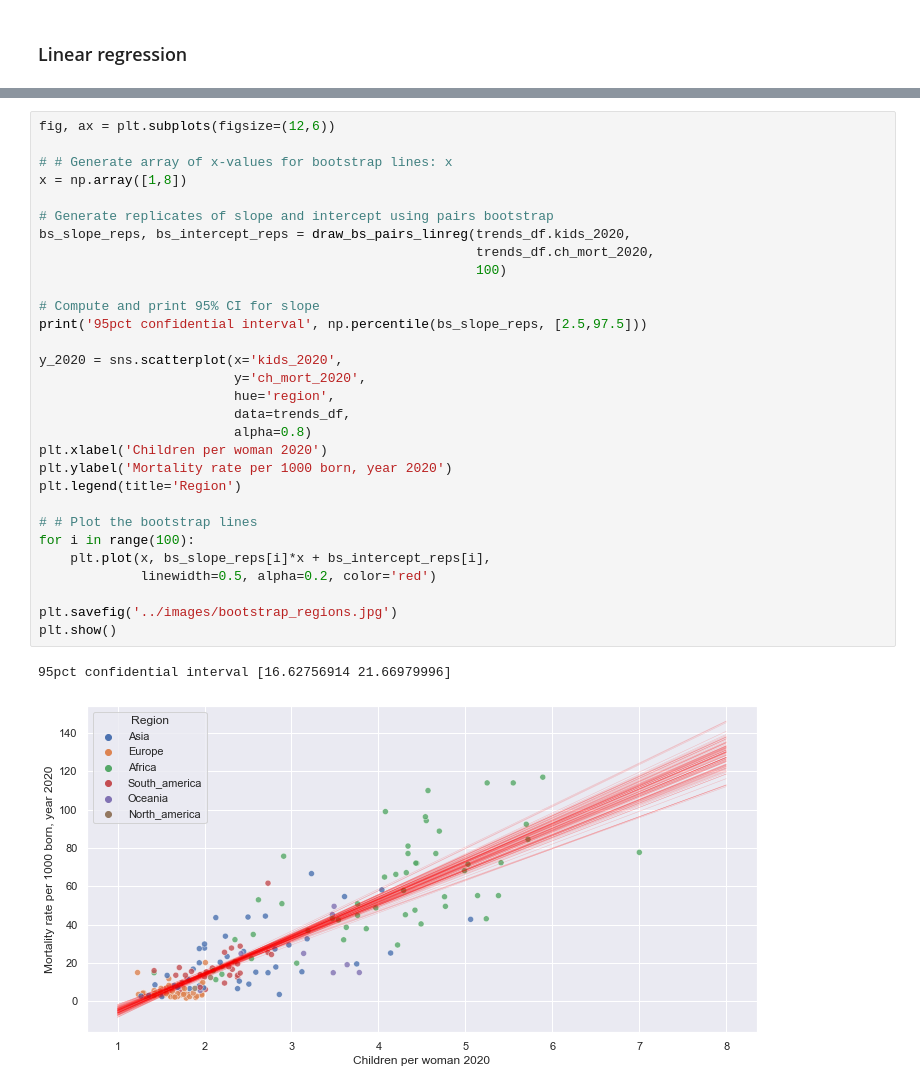
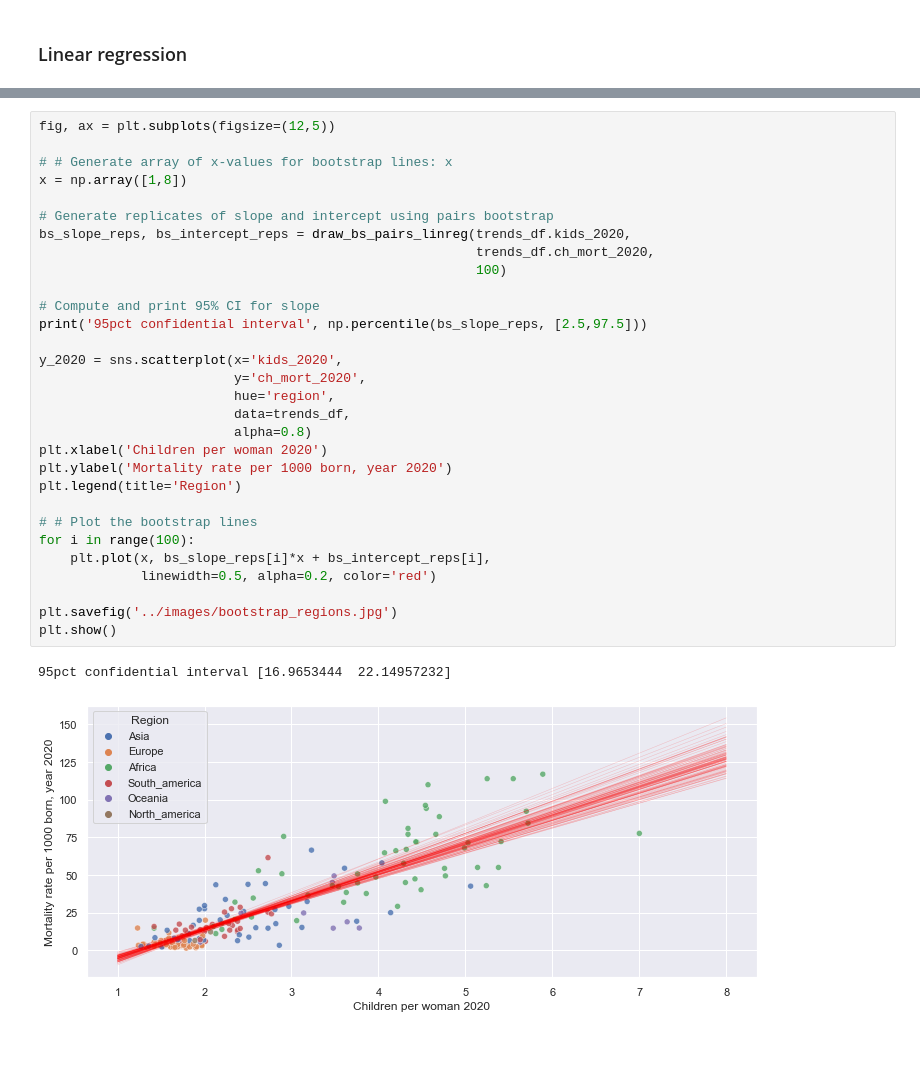
Before and after one commit to samburska/gapminder_kids, a Jupyter notebook: notebooks/gapminder_kids.ipynb, the cells around one changed output, grey strips where cells are left out. Drawn from its saved outputs; the diff is of its cells as text; blank space fills up the shorter version.

```diff
--- a/notebooks/gapminder_kids.ipynb
+++ b/notebooks/gapminder_kids.ipynb
@@ -467,33 +467,33 @@ plt.show()
 # %%
-fig, ax = plt.subplots(figsize=(12,6))
+fig, ax = plt.subplots(figsize=(12,5))
 
 # # Generate array of x-values for bootstrap lines: x
 x = np.array([1,8])
 
 # Generate replicates of slope and intercept using pairs bootstrap
 bs_slope_reps, bs_intercept_reps = draw_bs_pairs_linreg(trends_df.kids_2020,
                                                         trends_df.ch_mort_2020,
                                                         100)
 
 # Compute and print 95% CI for slope
 print('95pct confidential interval', np.percentile(bs_slope_reps, [2.5,97.5]))
 
 y_2020 = sns.scatterplot(x='kids_2020',
                          y='ch_mort_2020',
                          hue='region',
                          data=trends_df,
                          alpha=0.8)
 plt.xlabel('Children per woman 2020')
 plt.ylabel('Mortality rate per 1000 born, year 2020')
 plt.legend(title='Region')
 
 # # Plot the bootstrap lines
 for i in range(100):
     plt.plot(x, bs_slope_reps[i]*x + bs_intercept_reps[i],
              linewidth=0.5, alpha=0.2, color='red')
 
 plt.savefig('../images/bootstrap_regions.jpg')
 plt.show()
 # %% [output]
-95pct confidential interval [16.62756914 21.66979996]
+95pct confidential interval [16.9653444  22.14957232]
-[figure, old version]
+[figure, new version]
```
Also changed, not shown: parts of 3 cells of this notebook, 5 other files.
